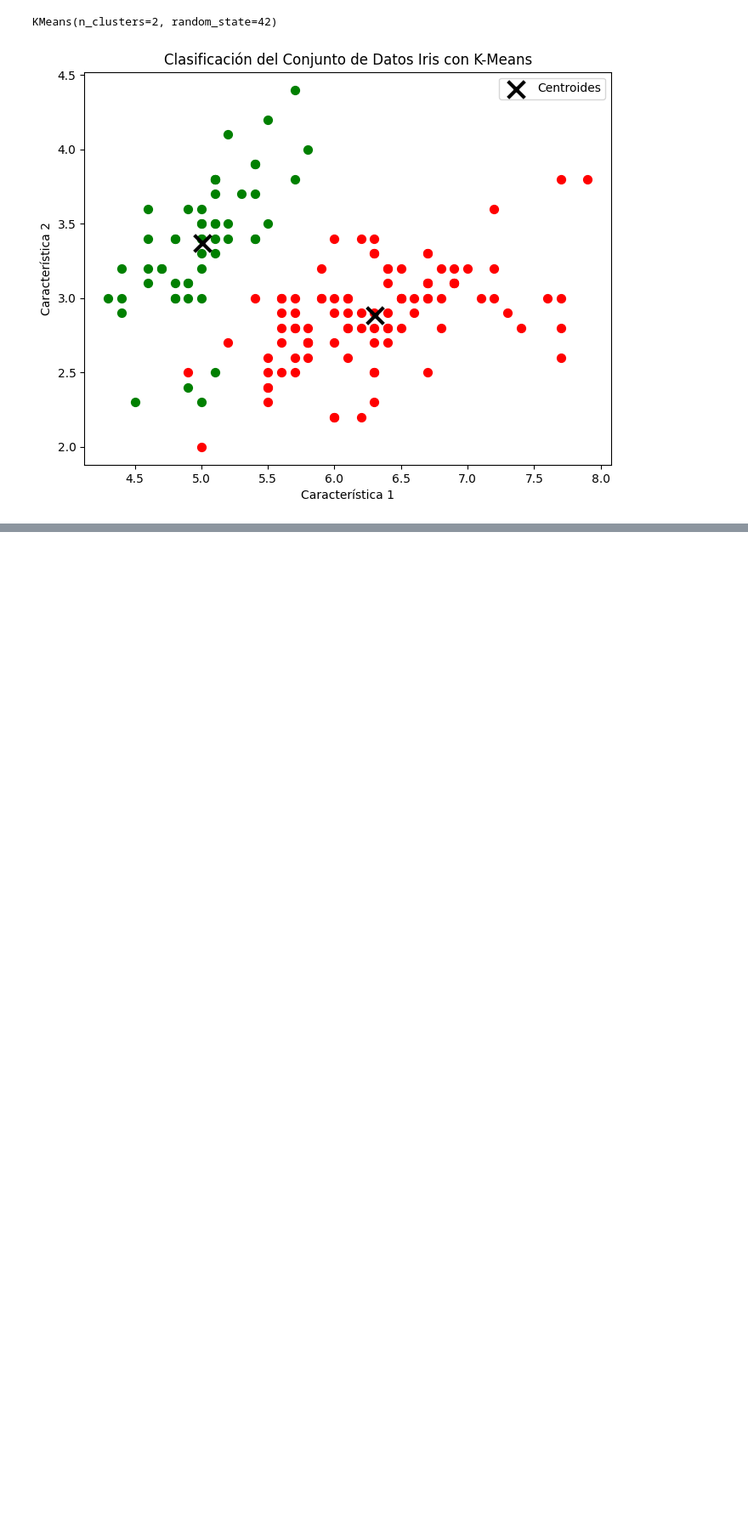
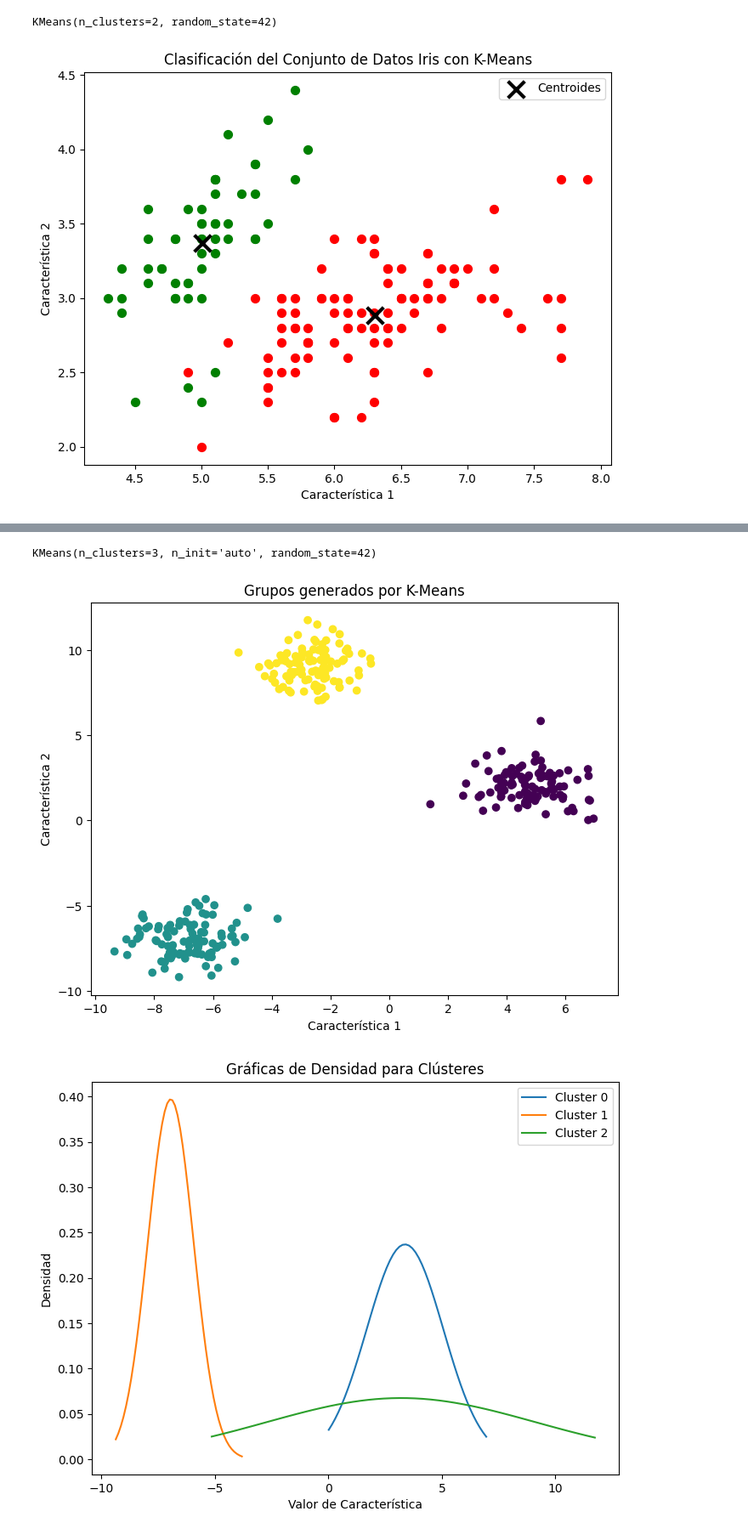
Before and after one commit to QuimicaLi/MLBedu, a Jupyter notebook: Sesion-03/Ejemplo01.ipynb, the cells around one changed output, grey strips where cells are left out. Shown at 85% size. Saved outputs shown, nothing was run; the diff lists cells and outputs as text; code cells hidden in the pictures; blank space fills up the shorter version.

```diff
--- a/Sesion-03/Ejemplo01.ipynb
+++ b/Sesion-03/Ejemplo01.ipynb
@@ -71,0 +79,43 @@ plt.show()
+# %%
+# Generamos datos de ejemplo
+n_samples = 300
+n_features = 2
+n_clusters = 3
+random_state = 42
+
+X, y = make_blobs(n_samples=n_samples, n_features=n_features, centers=n_clusters, random_state=random_state)
+# %%
+# Aplicamos K-Means para agrupar los datos
+kmeans = KMeans(n_clusters=n_clusters, random_state=random_state, n_init='auto')
+kmeans.fit(X)
+# %% [output]
+KMeans(n_clusters=3, n_init='auto', random_state=42)
+# %%
+# Obtenemos las etiquetas de clúster para cada punto de datos
+labels = kmeans.labels_
+# %%
+# Visualizamos los datos y los clústeres
+plt.figure(figsize=(8, 6))
+plt.scatter(X[:, 0], X[:, 1], c=labels, cmap='viridis')
+plt.title('Grupos generados por K-Means')
+plt.xlabel('Característica 1')
+plt.ylabel('Característica 2')
+plt.show()
+
+# Graficamos las densidades de cada clúster
+plt.figure(figsize=(8, 6))
+
+for i in range(n_clusters):
+    cluster_data = X[labels == i]
+    density = norm.pdf(np.linspace(cluster_data.min(), cluster_data.max()),
+                       cluster_data.mean(), cluster_data.std())
+    plt.plot(np.linspace(cluster_data.min(), cluster_data.max()), density, label=f'Cluster {i}')
+
+plt.title('Gráficas de Densidad para Clústeres')
+plt.xlabel('Valor de Característica')
+plt.ylabel('Densidad')
+plt.legend()
+plt.show()
+# %% [output]
+[figure, added]
+[figure, added]
```
Also changed, not shown: parts of 12 cells of this notebook.
